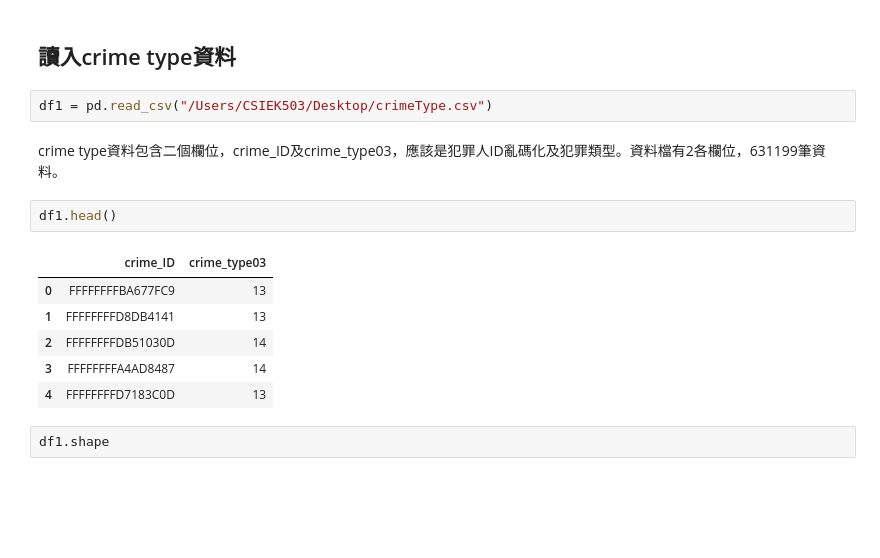
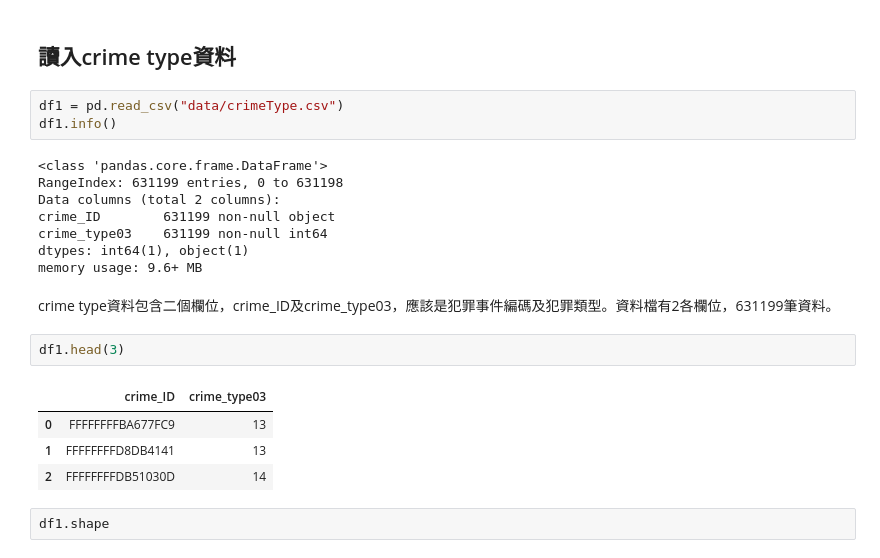
Before and after one commit to jc7qx/pylearning, a Jupyter notebook: 國網犯罪.ipynb, the cells around one changed output. Saved outputs shown, nothing was run; the diff lists cells and outputs as text; blank space fills up the shorter version.

```diff
--- a/國網犯罪.ipynb
+++ b/國網犯罪.ipynb
@@ -11,18 +11,25 @@ plt.rcParams['axes.unicode_minus'] = False
 # %% [markdown]
 ## 讀入crime type資料
 # %%
-df1 = pd.read_csv("/Users/CSIEK503/Desktop/crimeType.csv")
+df1 = pd.read_csv("data/crimeType.csv")
+df1.info()
+# %% [output]
+<class 'pandas.core.frame.DataFrame'>
+RangeIndex: 631199 entries, 0 to 631198
+Data columns (total 2 columns):
+crime_ID        631199 non-null object
+crime_type03    631199 non-null int64
+dtypes: int64(1), object(1)
+memory usage: 9.6+ MB
 # %% [markdown]
-crime type資料包含二個欄位，crime_ID及crime_type03，應該是犯罪人ID亂碼化及犯罪類型。資料檔有2各欄位，631199筆資料。
+crime type資料包含二個欄位，crime_ID及crime_type03，應該是犯罪事件編碼及犯罪類型。資料檔有2各欄位，631199筆資料。
 # %%
-df1.head()
+df1.head(3)
 # %% [output]
 |  | crime_ID | crime_type03 |
 | 0 | FFFFFFFFBA677FC9 | 13 |
 | 1 | FFFFFFFFD8DB4141 | 13 |
 | 2 | FFFFFFFFDB51030D | 14 |
-| 3 | FFFFFFFFA4AD8487 | 14 |
-| 4 | FFFFFFFFD7183C0D | 13 |
 # %%
 df1.shape
 # %% [output]
```
Also changed, not shown: parts of 28 cells of this notebook.
